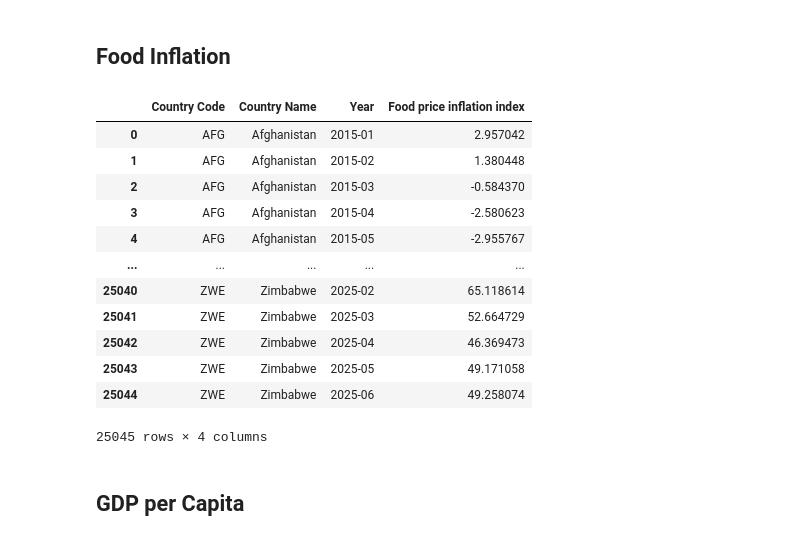
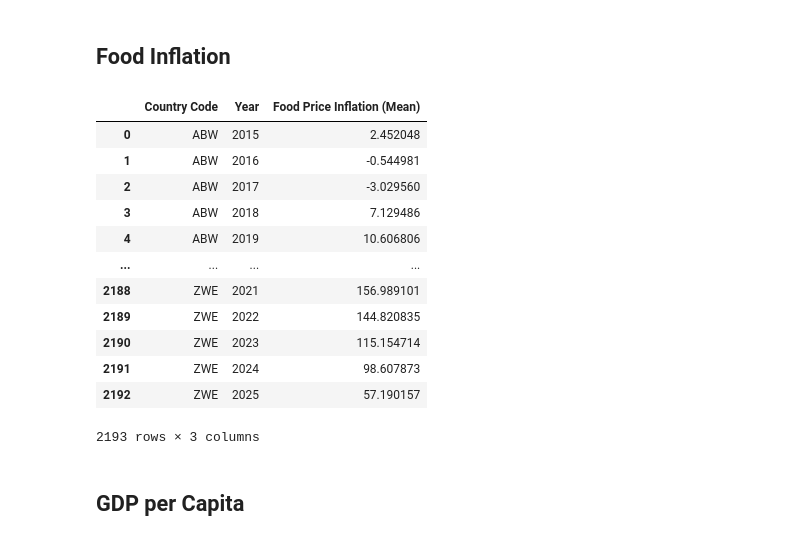
Before and after one commit to YoannAsl/ml-learning-project-1, a Jupyter notebook: cleaning.ipynb, the cells around one changed output. Saved outputs shown, nothing was run; the diff lists cells and outputs as text; code cells hidden in the pictures.

```diff
--- a/cleaning.ipynb
+++ b/cleaning.ipynb
@@ -84,21 +86,30 @@ food_inflation_df.rename(columns={'OBS_VALUE': 'Food price inflation index'}, in
 food_inflation_df.rename(columns={'REF_AREA': 'Country Code'}, inplace=True)
 food_inflation_df.rename(columns={'REF_AREA_LABEL': 'Country Name'}, inplace=True)
 food_inflation_df.rename(columns={'TIME_PERIOD': 'Year'}, inplace=True)
-food_inflation_df
-# %% [output]
-|  | Country Code | Country Name | Year | Food price inflation index |
-| 0 | AFG | Afghanistan | 2015-01 | 2.957042 |
-| 1 | AFG | Afghanistan | 2015-02 | 1.380448 |
-| 2 | AFG | Afghanistan | 2015-03 | -0.584370 |
-| 3 | AFG | Afghanistan | 2015-04 | -2.580623 |
-| 4 | AFG | Afghanistan | 2015-05 | -2.955767 |
-| ... | ... | ... | ... | ... |
-| 25040 | ZWE | Zimbabwe | 2025-02 | 65.118614 |
-| 25041 | ZWE | Zimbabwe | 2025-03 | 52.664729 |
-| 25042 | ZWE | Zimbabwe | 2025-04 | 46.369473 |
-| 25043 | ZWE | Zimbabwe | 2025-05 | 49.171058 |
-| 25044 | ZWE | Zimbabwe | 2025-06 | 49.258074 |
-25045 rows × 4 columns
+# %%
+food_inflation_df['Year_Int'] = food_inflation_df['Year'].astype(str).str[:4].astype(int)
+
+# Group by 'Country Code' and the new 'Year_Int' column, then calculate the mean
+food_inflation_yearly = food_inflation_df.groupby(['Country Code', 'Year_Int'])['Food price inflation index'].mean().reset_index()
+
+# Rename the columns for clarity and consistency
+food_inflation_yearly.rename(columns={'Year_Int': 'Year', 'Food price inflation index': 'Food Price Inflation (Mean)'}, inplace=True)
+food_inflation_df = food_inflation_yearly
+food_inflation_df
+# %% [output]
+|  | Country Code | Year | Food Price Inflation (Mean) |
+| 0 | ABW | 2015 | 2.452048 |
+| 1 | ABW | 2016 | -0.544981 |
+| 2 | ABW | 2017 | -3.029560 |
+| 3 | ABW | 2018 | 7.129486 |
+| 4 | ABW | 2019 | 10.606806 |
+| ... | ... | ... | ... |
+| 2188 | ZWE | 2021 | 156.989101 |
+| 2189 | ZWE | 2022 | 144.820835 |
+| 2190 | ZWE | 2023 | 115.154714 |
+| 2191 | ZWE | 2024 | 98.607873 |
+| 2192 | ZWE | 2025 | 57.190157 |
+2193 rows × 3 columns
 # %% [markdown]
 ## GDP per Capita
 # %%
```
Also changed, not shown: parts of 6 cells of this notebook, 1 other file.
